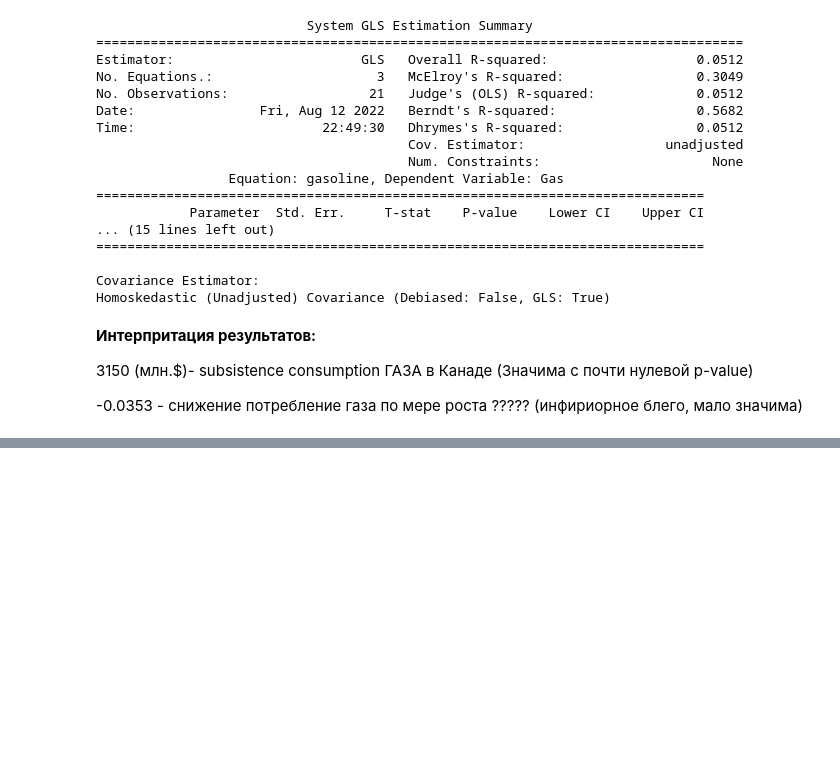
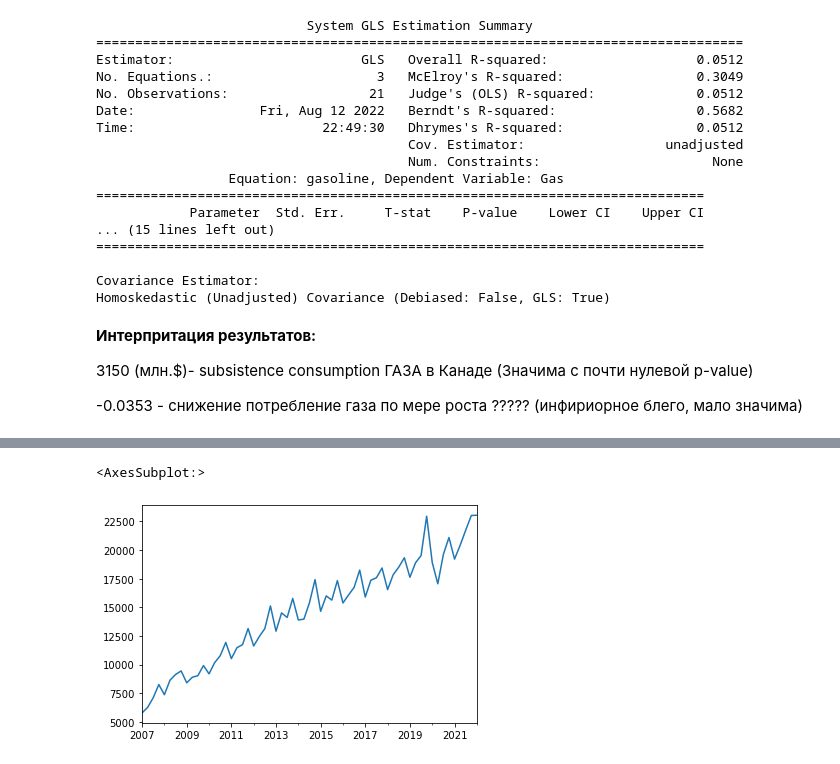
Before and after one commit to chereshan/Term-Paper, a Jupyter notebook: Linear Expenditure Systems (LES) Replication.ipynb, the cells around one changed output, grey strips where cells are left out. Cells and saved outputs as stored; diff of their text form; code cells hidden in the pictures; blank space fills up the shorter version.

```diff
--- a/Linear Expenditure Systems (LES) Replication.ipynb
+++ b/Linear Expenditure Systems (LES) Replication.ipynb
@@ -157,0 +337,2 @@ Homoskedastic (Unadjusted) Covariance (Debiased: False, GLS: True)
+# %%
+HH_transpose=HH_transpose.iloc[:,range(7,32)]
@@ -157,0 +355,2 @@ Homoskedastic (Unadjusted) Covariance (Debiased: False, GLS: True)
+# %%
+HH_transpose=HH_transpose.astype(float)
@@ -157,0 +393,4 @@ Homoskedastic (Unadjusted) Covariance (Debiased: False, GLS: True)
+# %%
+HH_transpose.index = pd.to_datetime(HH_transpose.index)
+# %%
+HH_transpose=HH_transpose.to_period('Q')
@@ -157,0 +412,5 @@ Homoskedastic (Unadjusted) Covariance (Debiased: False, GLS: True)
+# %%
+HH_transpose['Расходы на конечное потребление- всего'].plot()
+# %% [output]
+<AxesSubplot:>
+[figure, added]
```
Also changed, not shown: parts of 150 cells of this notebook.
